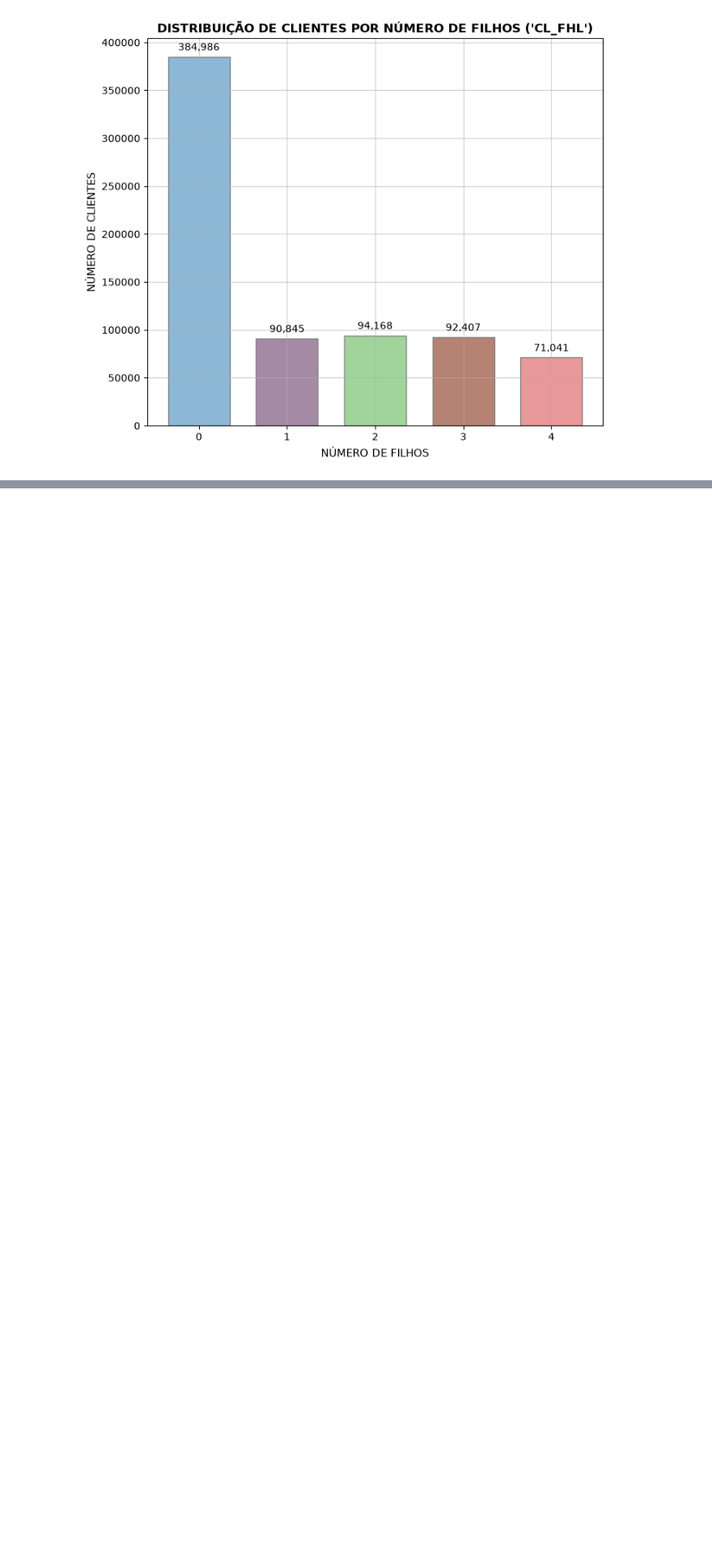
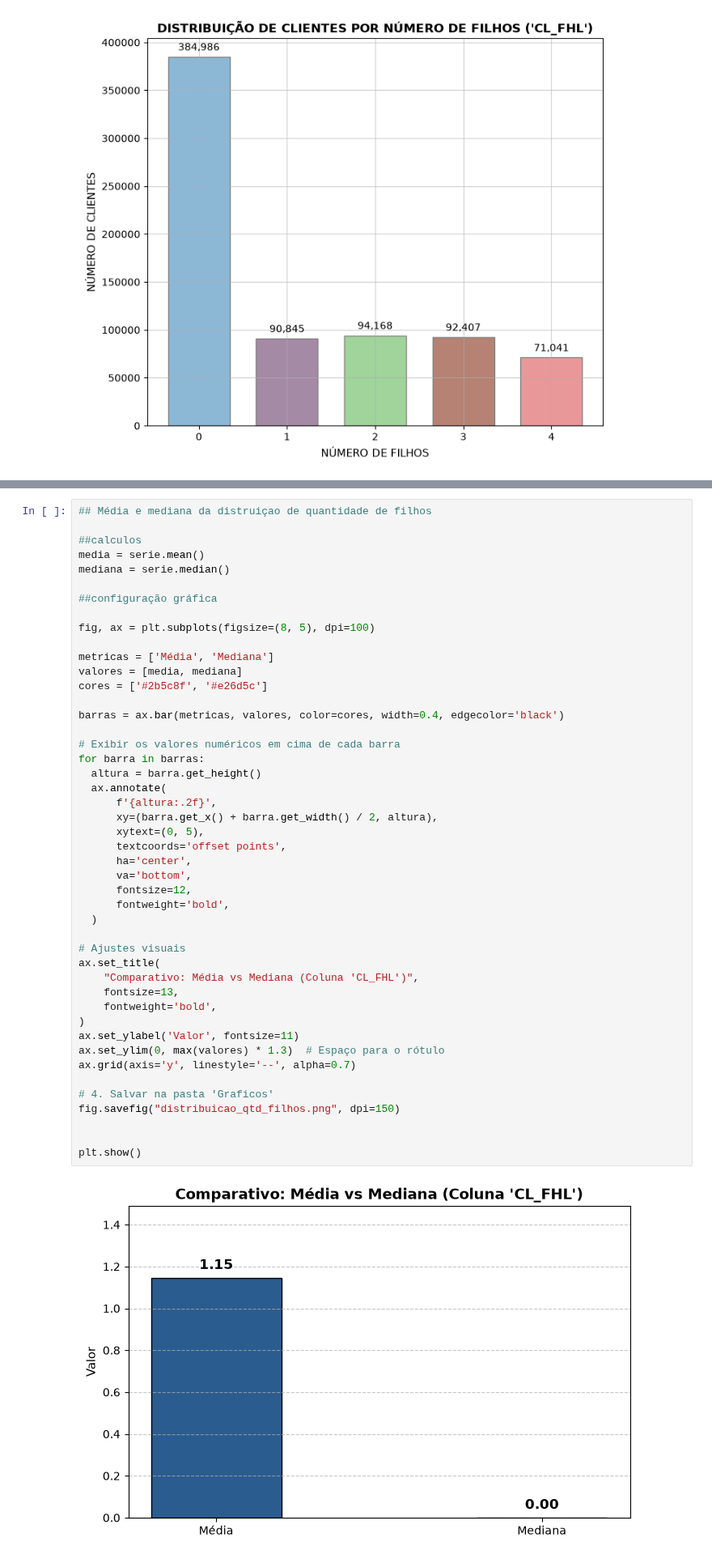
Before and after one commit to claudinha08/analise-de-dados-python, a Jupyter notebook: Miniprojeto_ClaudiaPedroso_T5/MiniProjeto_ClaudiaPedroso_T5.ipynb, the cells around one changed output, grey strips where cells are left out. Shown at 81% size. Cells and saved outputs as stored; diff of their text form; blank space fills up the shorter version.

```diff
--- a/Miniprojeto_ClaudiaPedroso_T5/MiniProjeto_ClaudiaPedroso_T5.ipynb
+++ b/Miniprojeto_ClaudiaPedroso_T5/MiniProjeto_ClaudiaPedroso_T5.ipynb
@@ -255,0 +292,48 @@ fig.savefig("distribuicao_clientes_filhos.png", dpi=150)
+# %%
+## Média e mediana da distruiçao de quantidade de filhos
+
+##calculos
+media = serie.mean()
+mediana = serie.median()
+
+##configuração gráfica
+
+fig, ax = plt.subplots(figsize=(8, 5), dpi=100)
+
+metricas = ['Média', 'Mediana']
+valores = [media, mediana]
+cores = ['#2b5c8f', '#e26d5c']
+
+barras = ax.bar(metricas, valores, color=cores, width=0.4, edgecolor='black')
+
+# Exibir os valores numéricos em cima de cada barra
+for barra in barras:
+  altura = barra.get_height()
+  ax.annotate(
+      f'{altura:.2f}',
+      xy=(barra.get_x() + barra.get_width() / 2, altura),
+      xytext=(0, 5),
+      textcoords='offset points',
+      ha='center',
+      va='bottom',
+      fontsize=12,
+      fontweight='bold',
+  )
+
+# Ajustes visuais
+ax.set_title(
+    "Comparativo: Média vs Mediana (Coluna 'CL_FHL')",
+    fontsize=13,
+    fontweight='bold',
+)
+ax.set_ylabel('Valor', fontsize=11)
+ax.set_ylim(0, max(valores) * 1.3)  # Espaço para o rótulo
+ax.grid(axis='y', linestyle='--', alpha=0.7)
+
+# 4. Salvar na pasta 'Graficos'
+fig.savefig("distribuicao_qtd_filhos.png", dpi=150)
+
+
+plt.show()
+# %% [output]
+[figure, added]
```
Also changed, not shown: parts of 1 cell of this notebook, 4 other files.
